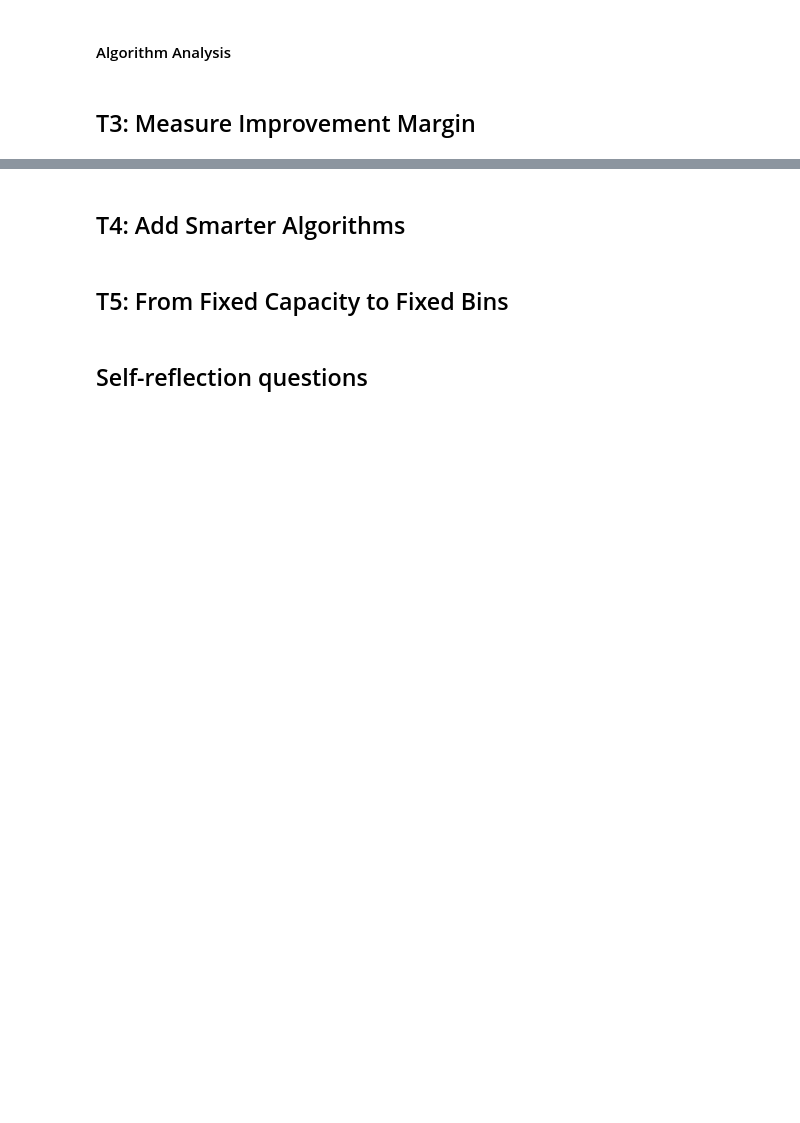
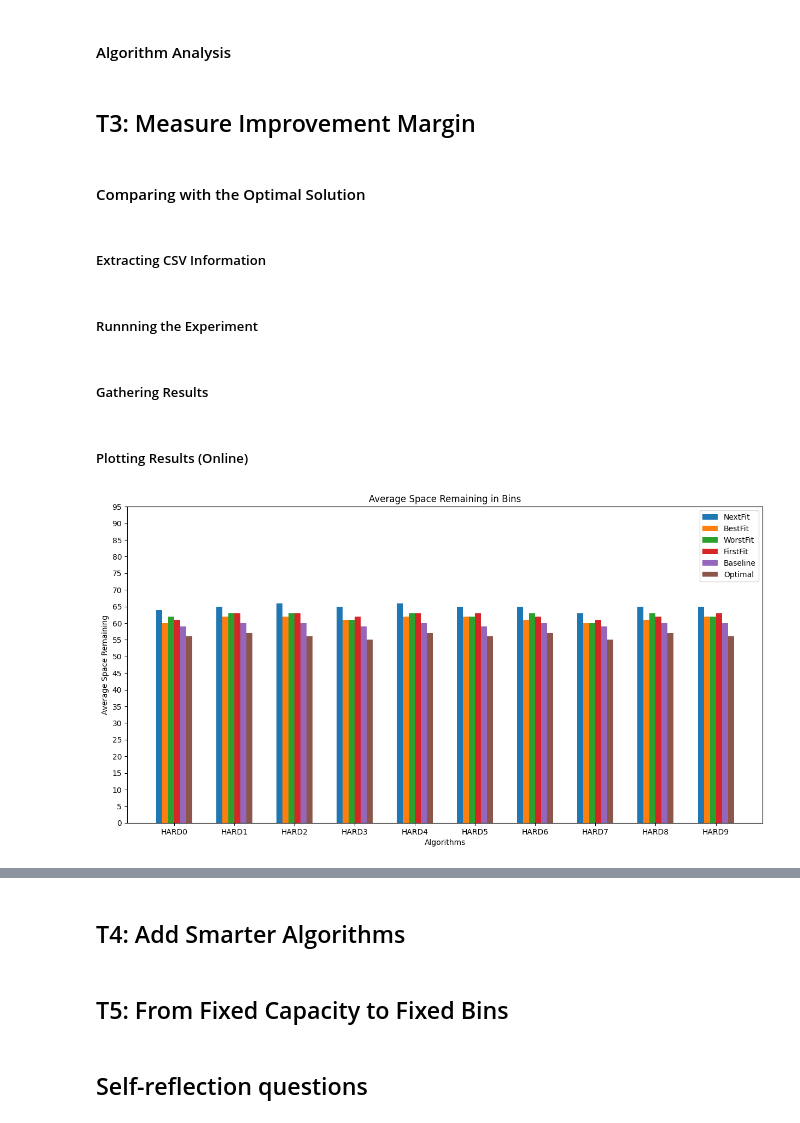
Before and after one commit to adampodolak/Bin-Packing-Lab, a Jupyter notebook: report.ipynb, the cells around one changed output, grey strips where cells are left out. Saved outputs shown, nothing was run; the diff lists cells and outputs as text; code cells hidden in the pictures; blank space fills up the shorter version.

```diff
--- a/report.ipynb
+++ b/report.ipynb
@@ -286,3 +294,24 @@ plt.show()
 #### Algorithm Analysis
 # %% [markdown]
 ## T3: Measure Improvement Margin
+# %% [markdown]
+#### Comparing with the Optimal Solution
+# %% [markdown]
+##### Extracting CSV Information
+# %%
+import csv
+
+csv_file = '_datasets\oracle.csv'
+optimal_solutions = {}
+
+def format_csv(csv_file):
+    with open(csv_file) as file:
+        csv_reader = csv.reader(file, delimiter=',')
+        for row in csv_reader:
+            optimal_solutions[row[0]] = row[1]
+
+    optimal_solutions.pop("Problem")
+
+format_csv(csv_file)
+# %% [markdown]
+##### Runnning the Experiment
@@ -288,0 +362,36 @@ plt.show()
+# %% [markdown]
+##### Gathering Results
+# %%
+nf_online = [online_results[name] for name in online_results if name.endswith('nf-online')]
+bf_online = [online_results[name] for name in online_results if name.endswith('bf-online')]
+wf_online = [online_results[name] for name in online_results if name.endswith('wf-online')]
+ff_online = [online_results[name] for name in online_results if name.endswith('ff-online')]
+nf_offline = [offline_results[name] for name in offline_results if name.endswith('nf-offline')]
+bf_offline = [offline_results[name] for name in offline_results if name.endswith('bf-offline')]
+wf_offline = [offline_results[name] for name in offline_results if name.endswith('wf-offline')]
+ff_offline = [offline_results[name] for name in offline_results if name.endswith('ff-offline')]
+terrible = [online_results[name] for name in online_results if name.endswith('terrible')] #this is trivial, so we won't add it in the comparison
+baseline = [offline_results[name] for name in offline_results if name.endswith('baseline')]
+optimal = [int(optimal_solutions[name]) for name in optimal_solutions]
+# %% [markdown]
+##### Plotting Results (Online)
+# %%
+x = np.arange(len(optimal_solutions))
+plt.rcParams["figure.figsize"] = [15, 7.5]
+plt.bar(x - 0.25, nf_online, 0.1, label = 'NextFit')
+plt.bar(x - 0.15, bf_online, 0.1, label = 'BestFit')
+plt.bar(x - 0.05, wf_online, 0.1, label = 'WorstFit')
+plt.bar(x + 0.05, ff_online, 0.1, label = 'FirstFit')
+plt.bar(x + 0.15, baseline, 0.1, label = 'Baseline')
+plt.bar(x + 0.25, optimal, 0.1, label = 'Optimal')
+
+
+plt.xticks(x, [i for i in optimal_solutions])
+plt.yticks(np.arange(0, 100, 5))
+plt.title("Average Space Remaining in Bins")
+plt.xlabel('Algorithms')
+plt.ylabel('Average Space Remaining')
+plt.legend()
+plt.show()
+# %% [output]
+[figure, added]
```
Also changed, not shown: parts of 10 cells of this notebook, 1 other file.
